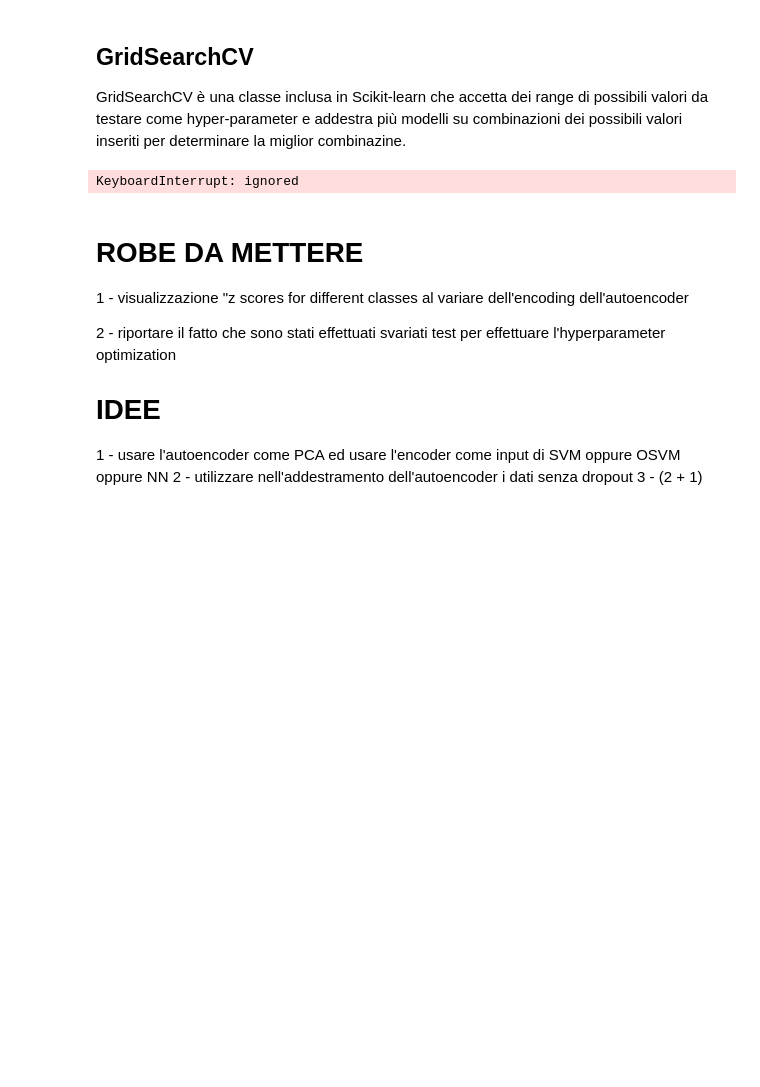
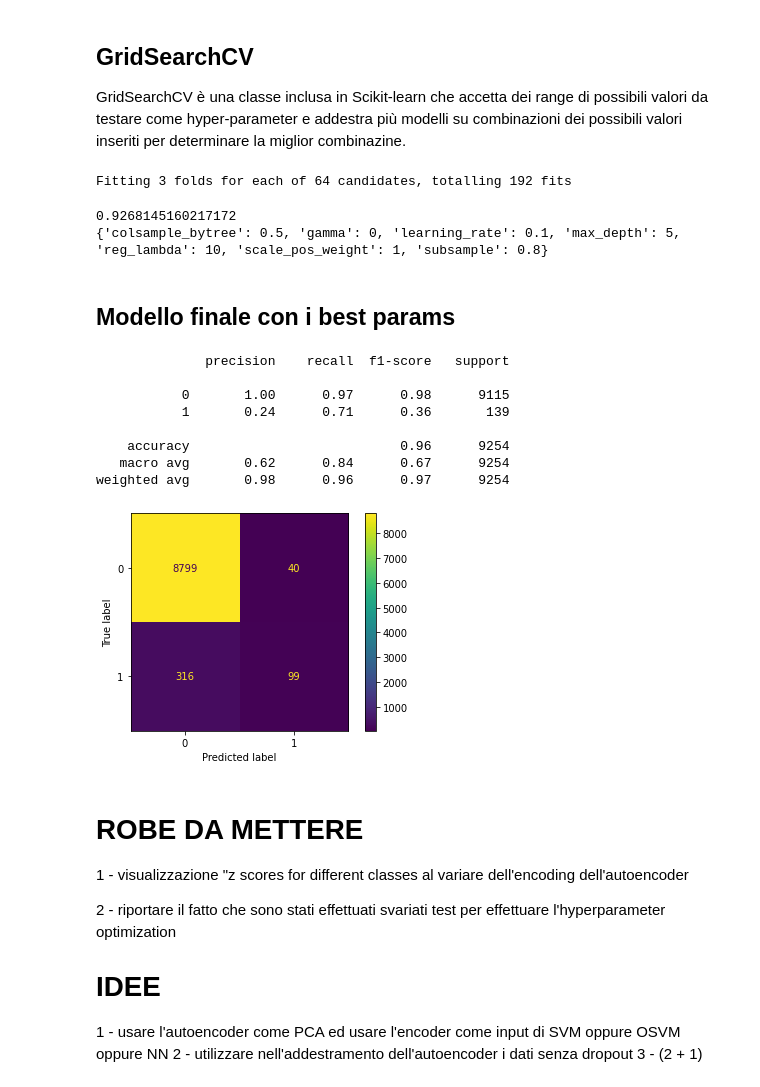
Before and after one commit to alepistola/AI-OkComputer, a Jupyter notebook: dropoutExplain.ipynb, the cells around one changed output. Drawn from its saved outputs; the diff is of its cells as text; code cells hidden in the pictures; blank space fills up the shorter version.

Commit message:
Added GridSearchCV

```diff
--- a/dropoutExplain.ipynb
+++ b/dropoutExplain.ipynb
@@ -678,14 +678,39 @@ param_grid = {
 # %%
 xgb_cl = xgb.XGBClassifier(objective="binary:logistic")
 
-grid_cv = GridSearchCV(xgb_cl, param_grid, n_jobs=-1, cv=3, scoring="roc_auc")
+grid_cv = GridSearchCV(xgb_cl, param_grid, n_jobs=-1, cv=3, scoring="roc_auc", verbose=3)
 
 _ = grid_cv.fit(x, y)
 # %% [output]
-KeyboardInterrupt: ignored
+Fitting 3 folds for each of 64 candidates, totalling 192 fits
 # %%
 print(grid_cv.best_score_)
 print(grid_cv.best_params_)
+# %% [output]
+0.9268145160217172
+{'colsample_bytree': 0.5, 'gamma': 0, 'learning_rate': 0.1, 'max_depth': 5, 'reg_lambda': 10, 'scale_pos_weight': 1, 'subsample': 0.8}
+# %% [markdown]
+## Modello finale con i best params
+# %%
+final_cl = xgb.XGBClassifier(
+    **grid_cv.best_params_,
+    objective="binary:logistic"
+)
+
+_ = final_cl.fit(x_train, y_train)
+
+preds = final_cl.predict(x_test)
+print_classification_report_n_mconfusion(preds, y_test)
+# %% [output]
+              precision    recall  f1-score   support
+
+           0       1.00      0.97      0.98      9115
+           1       0.24      0.71      0.36       139
+
+    accuracy                           0.96      9254
+   macro avg       0.62      0.84      0.67      9254
+weighted avg       0.98      0.96      0.97      9254
+[figure, added]
 # %% [markdown]
 # ROBE DA METTERE
 1 - visualizzazione "z scores for different classes al variare dell'encoding dell'autoencoder
```
